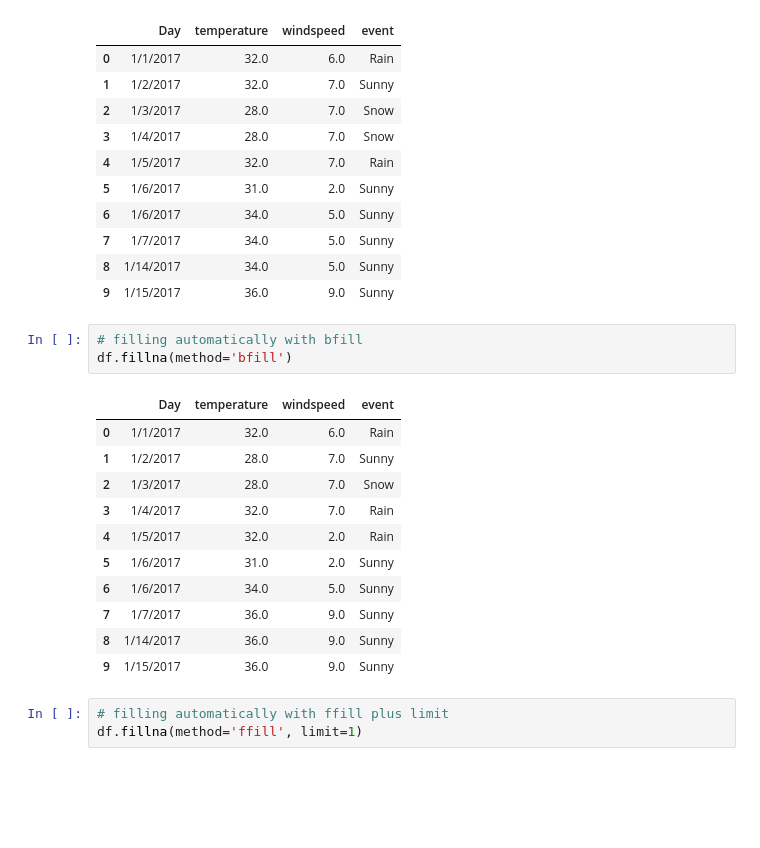
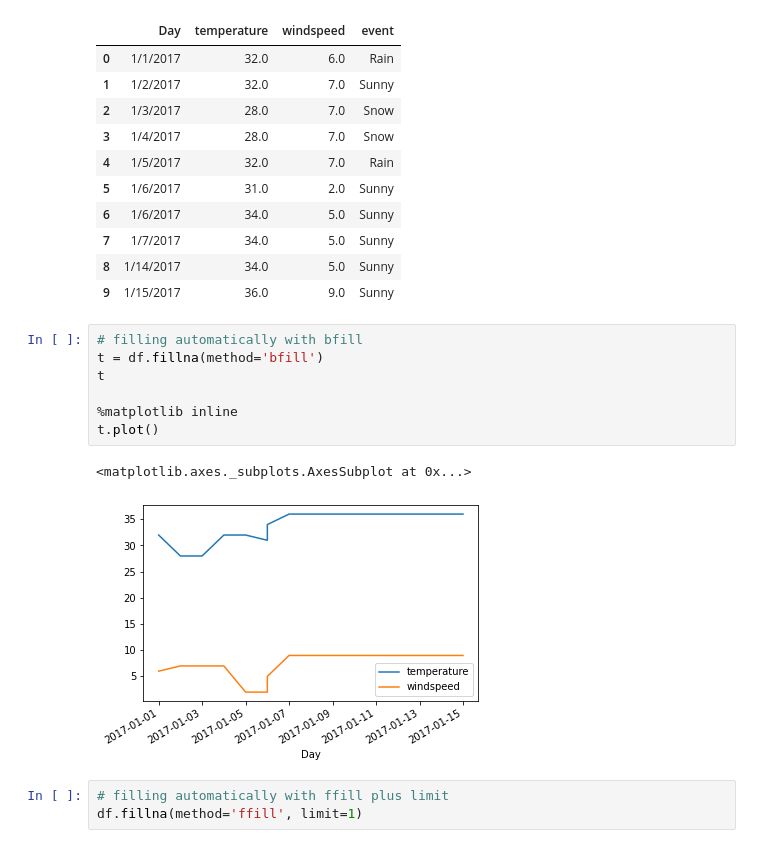
Before and after one commit to Ezeko/jupyter_sandbox, a Jupyter notebook: pandas_tut.ipynb, the cells around one changed output. Cells and saved outputs as stored; diff of their text form; blank space fills up the shorter version.

Commit message:
add graph

```diff
--- a/pandas_tut.ipynb
+++ b/pandas_tut.ipynb
@@ -185,19 +185,14 @@ df.fillna(method='ffill')
 | 9 | 1/15/2017 | 36.0 | 9.0 | Sunny |
 # %%
 # filling automatically with bfill
-df.fillna(method='bfill')
+t = df.fillna(method='bfill')
+t
+
+%matplotlib inline
+t.plot()
 # %% [output]
-|  | Day | temperature | windspeed | event |
-| 0 | 1/1/2017 | 32.0 | 6.0 | Rain |
-| 1 | 1/2/2017 | 28.0 | 7.0 | Sunny |
-| 2 | 1/3/2017 | 28.0 | 7.0 | Snow |
-| 3 | 1/4/2017 | 32.0 | 7.0 | Rain |
-| 4 | 1/5/2017 | 32.0 | 2.0 | Rain |
-| 5 | 1/6/2017 | 31.0 | 2.0 | Sunny |
-| 6 | 1/6/2017 | 34.0 | 5.0 | Sunny |
-| 7 | 1/7/2017 | 36.0 | 9.0 | Sunny |
-| 8 | 1/14/2017 | 36.0 | 9.0 | Sunny |
-| 9 | 1/15/2017 | 36.0 | 9.0 | Sunny |
+<matplotlib.axes._subplots.AxesSubplot at 0x...>
+[figure, added]
 # %%
 # filling automatically with ffill plus limit
 df.fillna(method='ffill', limit=1)
```
